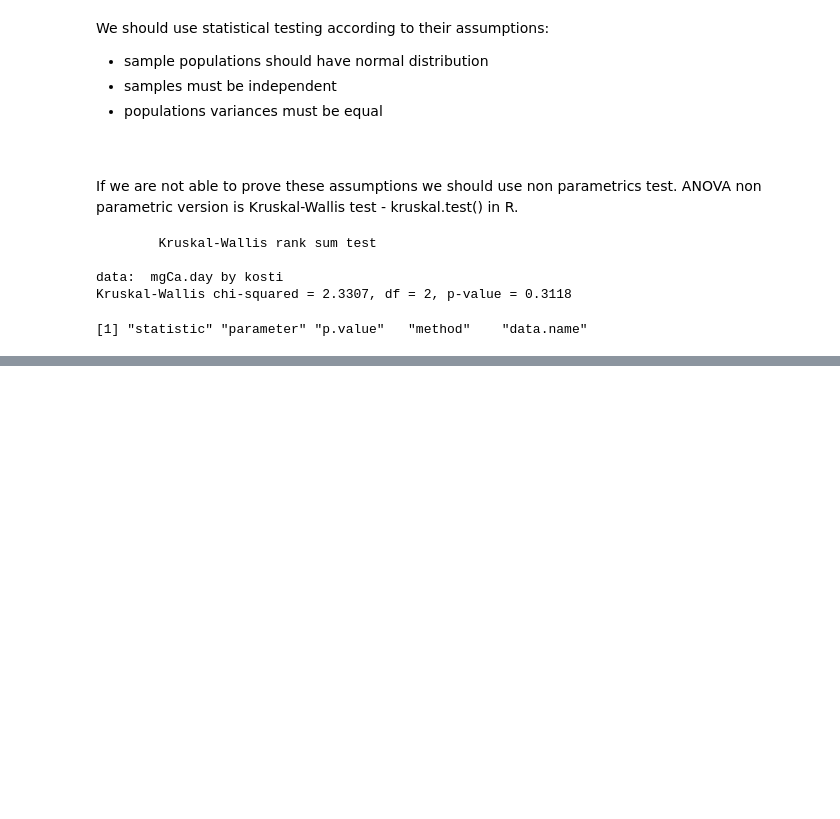
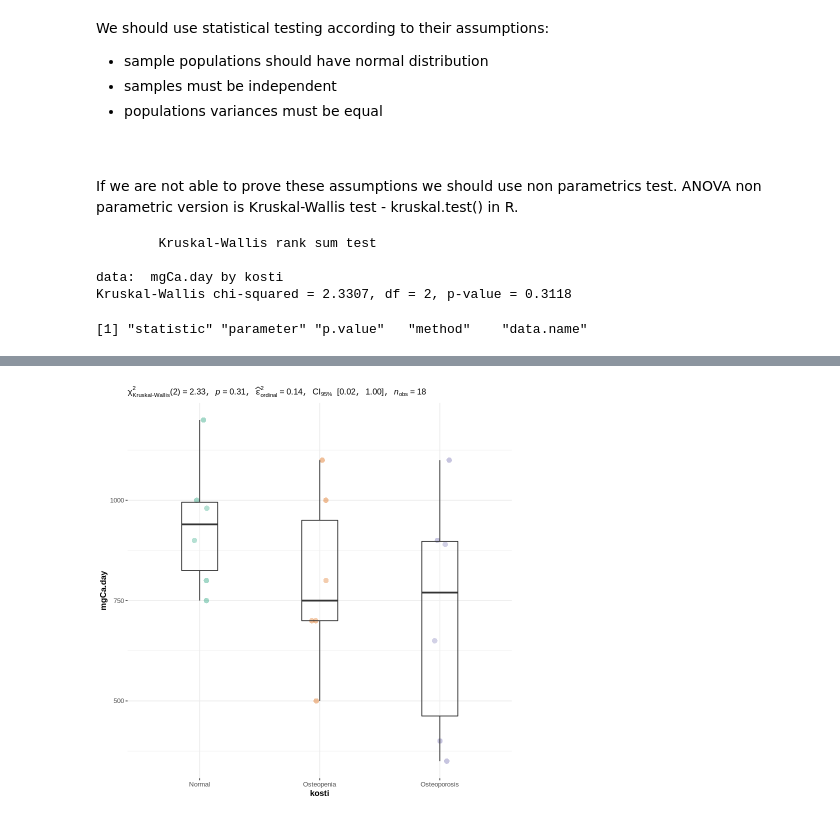
Before and after one commit to kamclar/statisticka_analyza_dat_cviceni, a Jupyter notebook: Lesson_08.ipynb, the cells around one changed output, grey strips where cells are left out. Cells and saved outputs as stored; diff of their text form; code cells hidden in the pictures; blank space fills up the shorter version.

```diff
--- a/Lesson_08.ipynb
+++ b/Lesson_08.ipynb
@@ -731,8 +731,8 @@ plot(dunnett_res)
 # %%
 # Example 2
 
-data <- read.table('https://web.vscht.cz/~spiwokv/statistika/kosti.txt', header=T, stringsAsFactors=T)
-data
+data_kosti <- read.table('https://web.vscht.cz/~spiwokv/statistika/kosti.txt', header=T, stringsAsFactors=T)
+data_kosti
 # %% [output]
 A data.frame: 18 × 2
 | kosti | mgCa.day |
@@ -823,0 +842,14 @@ In case of refusing null hypothesis we would do a non-parametric post-hoc test c
+# %%
+ggbetweenstats(
+  data = data_kosti,
+  x = kosti,
+  y = mgCa.day,
+  type = "nonparametric",
+  plot.type = "box",
+  pairwise.comparisons = F,
+  pairwise.display = "all",
+  centrality.plotting = FALSE,
+  bf.message = FALSE
+)
+# %% [output]
+[figure, added]
```
Also changed, not shown: parts of 12 cells of this notebook.
